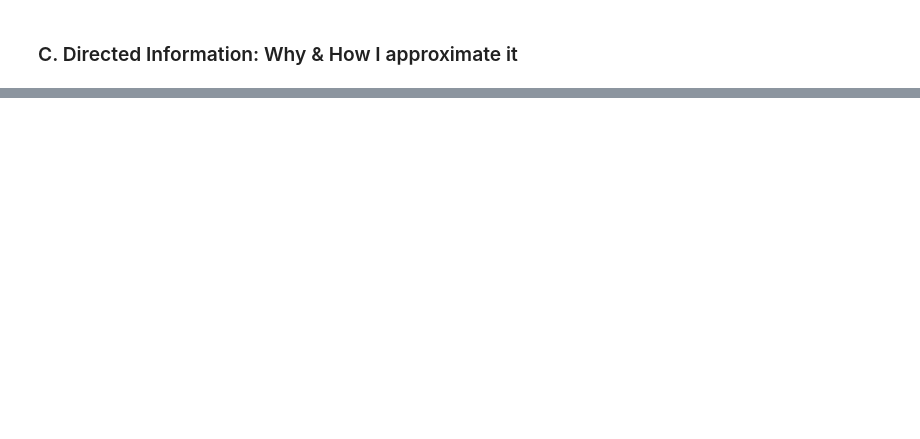
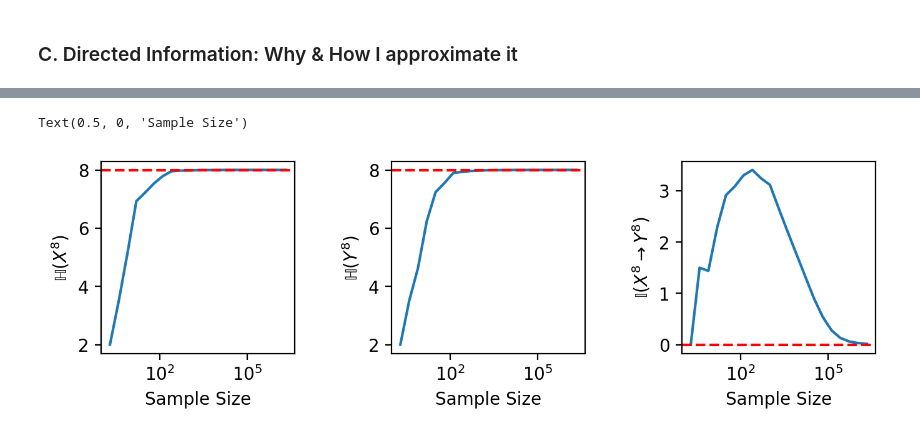
Before and after one commit to kevroi/empowerment_plasticity, a Jupyter notebook: notebooks/emp_plast.ipynb, the cells around one changed output, grey strips where cells are left out. Drawn from its saved outputs; the diff is of its cells as text; code cells hidden in the pictures; blank space fills up the shorter version.

Commit message:
feat: documented markov approx to DI

```diff
--- a/notebooks/emp_plast.ipynb
+++ b/notebooks/emp_plast.ipynb
@@ -72,0 +122,38 @@ I _think_ this is what's normally done in the field to estimate the entropy of a
+# %%
+seq_length = 8
+sizes = [2**i for i in range(1, 22)]
+H_xseqs = []
+H_yseqs = []
+DI_xseq_yseqs = []
+
+for n in tqdm(sizes):
+    x_seqs = [tuple(np.random.randint(0, 2, size=seq_length)) for _ in range(n)]
+    y_seqs = [tuple(np.random.randint(0, 2, size=seq_length)) for _ in range(n)]
+
+    H_xseqs.append(it.entropy_seq(x_seqs))
+    H_yseqs.append(it.entropy_seq(y_seqs))
+    DI_xseq_yseqs.append(it.directed_info_approx_markov(x_seqs, y_seqs, k=seq_length))
+
+fig, axs = plt.subplots(1, 3, figsize=(8, 2), dpi=200)
+plt.subplots_adjust(wspace=0.5)
+
+axs[0].plot(sizes, H_xseqs)
+axs[0].axhline(y=seq_length, color='r', linestyle='--')
+axs[0].set_xscale('log')
+axs[0].set_ylabel(r'$\mathrm{\mathbb{H}}(X^{%d})$' % seq_length)
+axs[0].set_xlabel('Sample Size')
+
+axs[1].plot(sizes, H_yseqs)
+axs[1].axhline(y=seq_length, color='r', linestyle='--')
+axs[1].set_xscale('log')
+axs[1].set_ylabel(r'$\mathrm{\mathbb{H}}(Y^{%d})$' % seq_length)
+axs[1].set_xlabel('Sample Size')
+
+axs[2].plot(sizes, DI_xseq_yseqs)
+axs[2].axhline(y=0, color='r', linestyle='--')
+axs[2].set_xscale('log')
+axs[2].set_ylabel(r'$\mathrm{\mathbb{I}}(X^{%d} \rightarrow Y^{%d})$' % (seq_length, seq_length))
+axs[2].set_xlabel('Sample Size')
+# %% [output]
+Text(0.5, 0, 'Sample Size')
+[figure, added]
```
Also changed, not shown: parts of 18 cells of this notebook, 1 other file.
